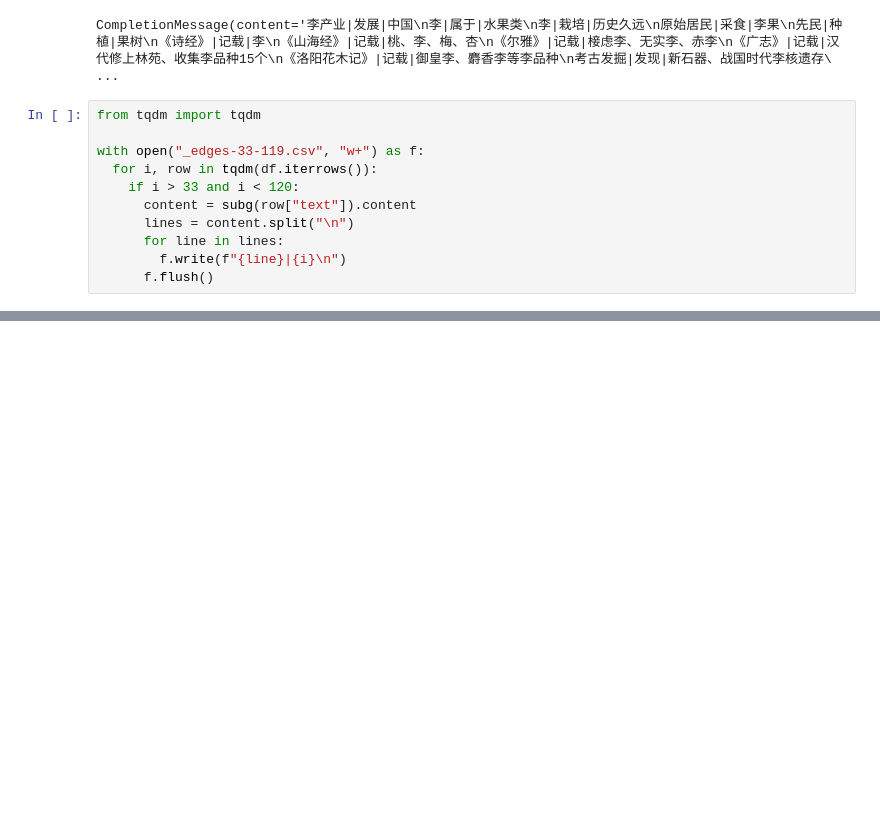
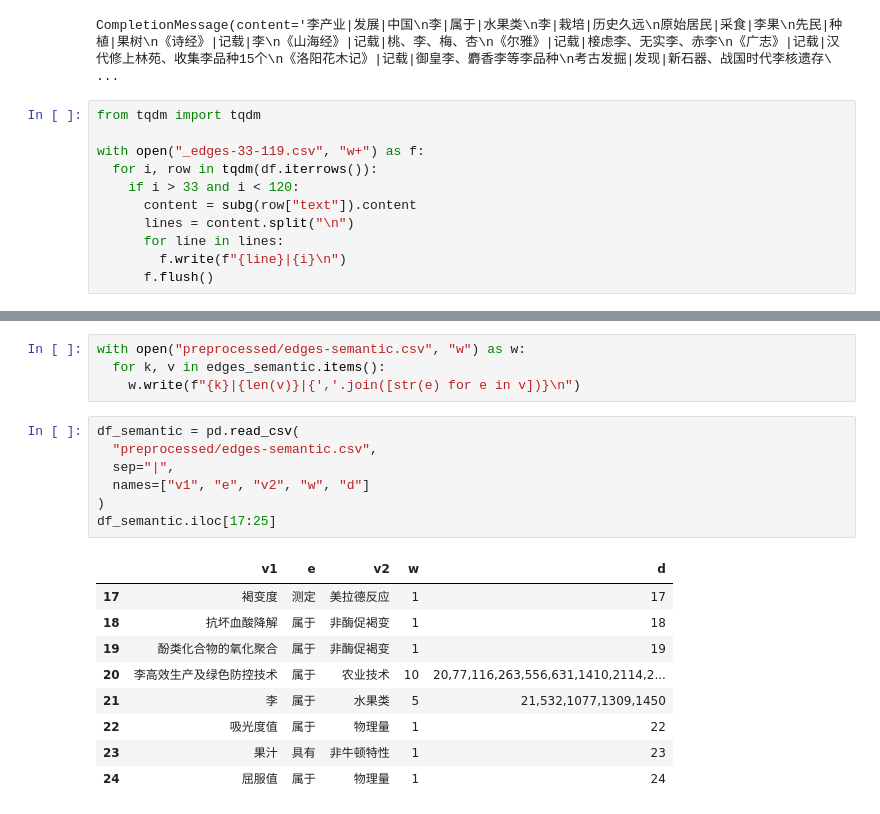
Before and after one commit to halobase/halo, a Jupyter notebook: misc/main.ipynb, the cells around one changed output, grey strips where cells are left out. Cells and saved outputs as stored; diff of their text form; blank space fills up the shorter version.

```diff
--- a/misc/main.ipynb
+++ b/misc/main.ipynb
@@ -112,0 +144,21 @@ df_all
+# %%
+with open("preprocessed/edges-semantic.csv", "w") as w:
+  for k, v in edges_semantic.items():
+    w.write(f"{k}|{len(v)}|{','.join([str(e) for e in v])}\n")
+# %%
+df_semantic = pd.read_csv(
+  "preprocessed/edges-semantic.csv",
+  sep="|",
+  names=["v1", "e", "v2", "w", "d"]
+)
+df_semantic.iloc[17:25]
+# %% [output]
+|  | v1 | e | v2 | w | d |
+| 17 | 褐变度 | 测定 | 美拉德反应 | 1 | 17 |
+| 18 | 抗坏血酸降解 | 属于 | 非酶促褐变 | 1 | 18 |
+| 19 | 酚类化合物的氧化聚合 | 属于 | 非酶促褐变 | 1 | 19 |
+| 20 | 李高效生产及绿色防控技术 | 属于 | 农业技术 | 10 | 20,77,116,263,556,631,1410,2114,2... |
+| 21 | 李 | 属于 | 水果类 | 5 | 21,532,1077,1309,1450 |
+| 22 | 吸光度值 | 属于 | 物理量 | 1 | 22 |
+| 23 | 果汁 | 具有 | 非牛顿特性 | 1 | 23 |
+| 24 | 屈服值 | 属于 | 物理量 | 1 | 24 |
```
Also changed, not shown: parts of 12 cells of this notebook, 5 other files.
